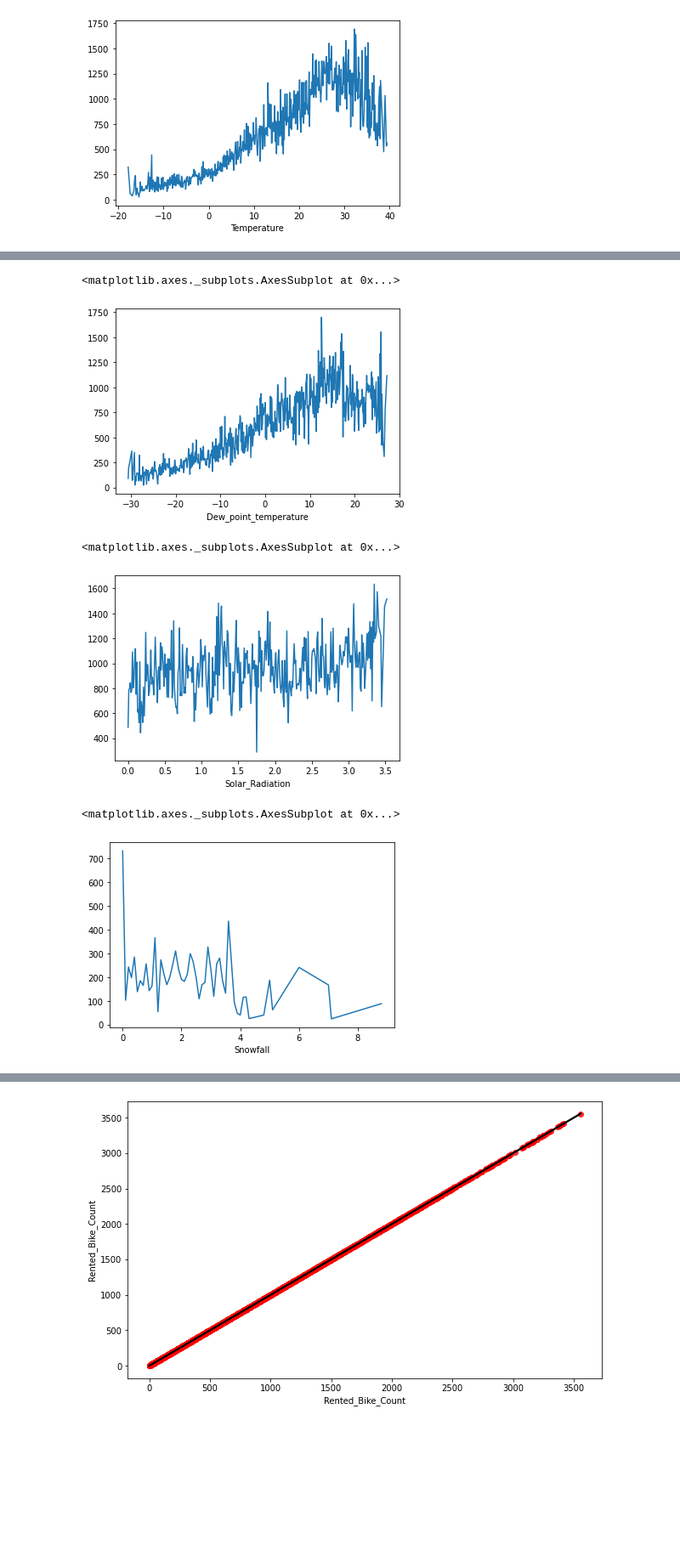
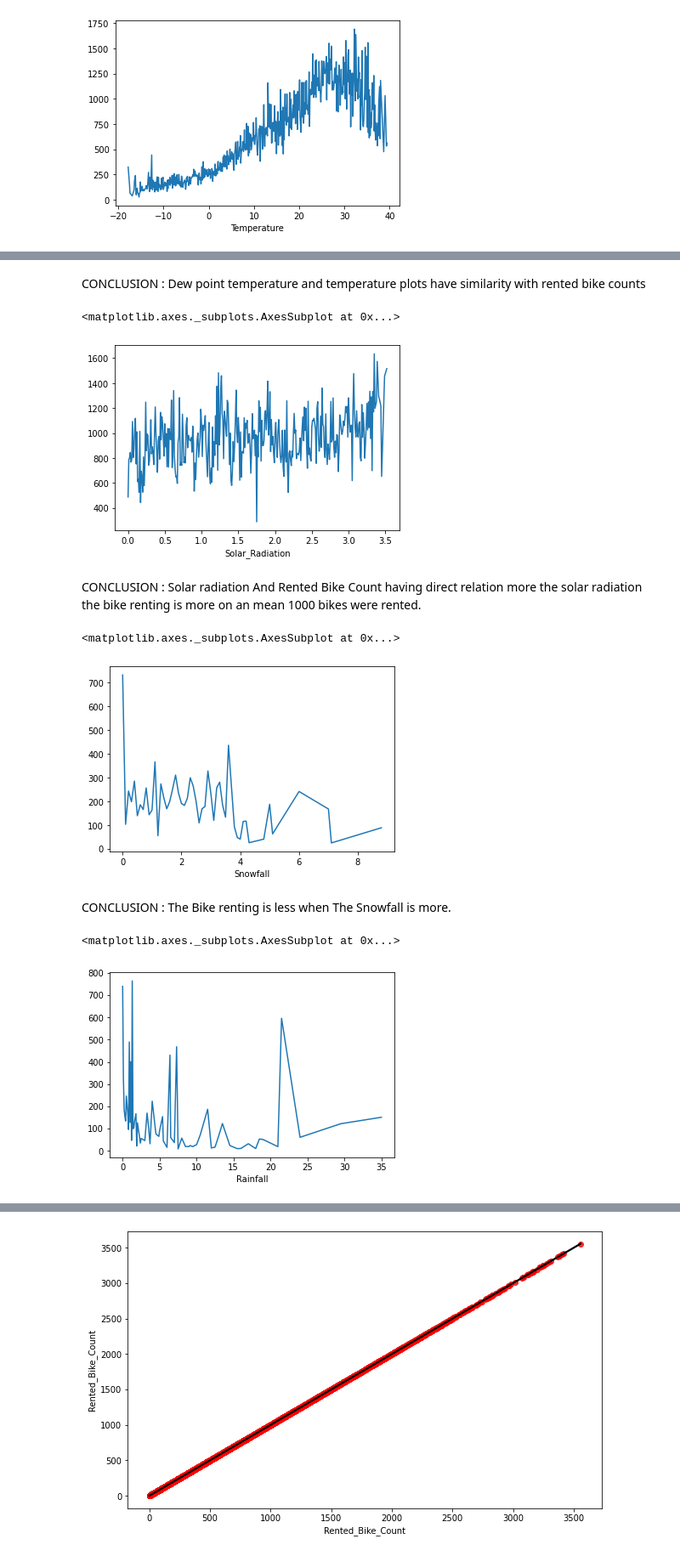
Before and after one commit to Anas182000/BIKE-SHARING-DEMAND-PREDICTION, a Jupyter notebook: Copy_of_Bike_Sharing_Demand_Prediction_Capstone_Project.ipynb, the cells around one changed output, grey strips where cells are left out. Shown at 85% size. Saved outputs shown, nothing was run; the diff lists cells and outputs as text; code cells hidden in the pictures; blank space fills up the shorter version.

```diff
--- a/Copy_of_Bike_Sharing_Demand_Prediction_Capstone_Project.ipynb
+++ b/Copy_of_Bike_Sharing_Demand_Prediction_Capstone_Project.ipynb
@@ -344,18 +420,24 @@ df_copy.groupby('Temperature').sum()['Rented_Bike_Count'].plot()
+# %% [markdown]
+CONCLUSION : Dew point temperature and temperature plots have similarity with rented bike counts
 # %%
-#print the plot to analyze the relationship between "Rented_Bike_Count" and "Dew_point_temperature"
-df_copy.groupby('Dew_point_temperature').mean()['Rented_Bike_Count'].plot()
+#Relation between "Rented_Bike_Count" and "Solar_Radiation"
+df_copy.groupby('Solar_Radiation').mean()['Rented_Bike_Count'].plot()
 # %% [output]
 <matplotlib.axes._subplots.AxesSubplot at 0x...>
-[figure, old version]
+[figure, new version]
+# %% [markdown]
+CONCLUSION : Solar radiation And Rented Bike Count having direct relation more the solar radiation the bike renting is more on an mean 1000 bikes were rented.
 # %%
-#print the plot to analyze the relationship between "Rented_Bike_Count" and "Solar_Radiation"
-df_copy.groupby('Solar_Radiation').mean()['Rented_Bike_Count'].plot()
+#Relationship between "Rented_Bike_Count" and "Snowfall"
+df_copy.groupby('Snowfall').mean()['Rented_Bike_Count'].plot()
 # %% [output]
 <matplotlib.axes._subplots.AxesSubplot at 0x...>
-[figure, old version]
+[figure, new version]
+# %% [markdown]
+CONCLUSION : The Bike renting is less when The Snowfall is more.
 # %%
-#print the plot to analyze the relationship between "Rented_Bike_Count" and "Snowfall"
-df_copy.groupby('Snowfall').mean()['Rented_Bike_Count'].plot()
+#Relationship between "Rented_Bike_Count" and "Rainfall"
+df_copy.groupby('Rainfall').mean()['Rented_Bike_Count'].plot()
 # %% [output]
 <matplotlib.axes._subplots.AxesSubplot at 0x...>
-[figure, old version]
+[figure, new version]
```
Also changed, not shown: parts of 93 cells of this notebook.
